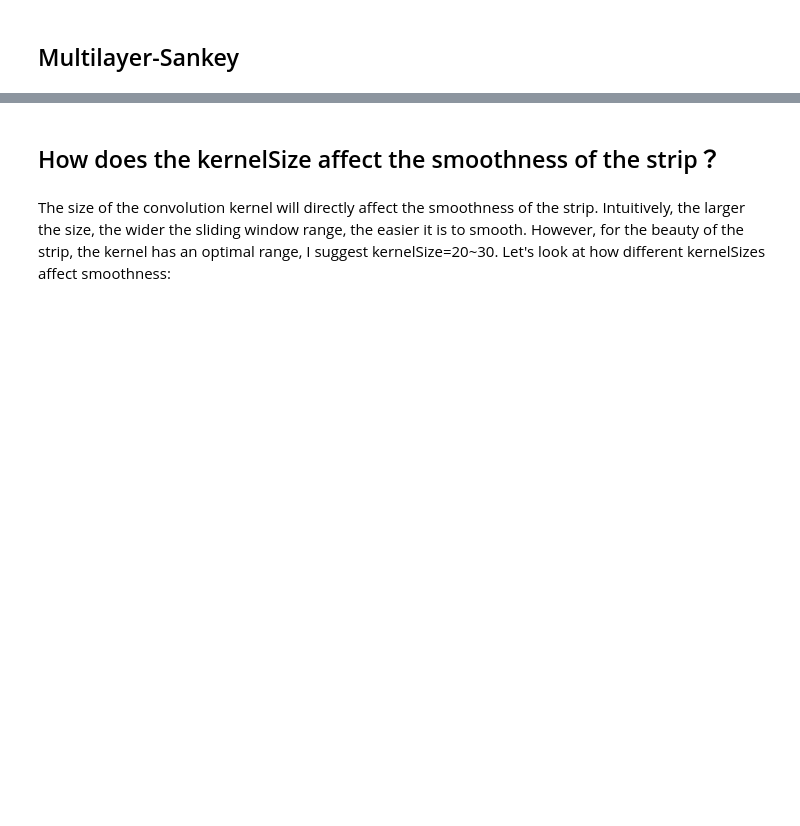
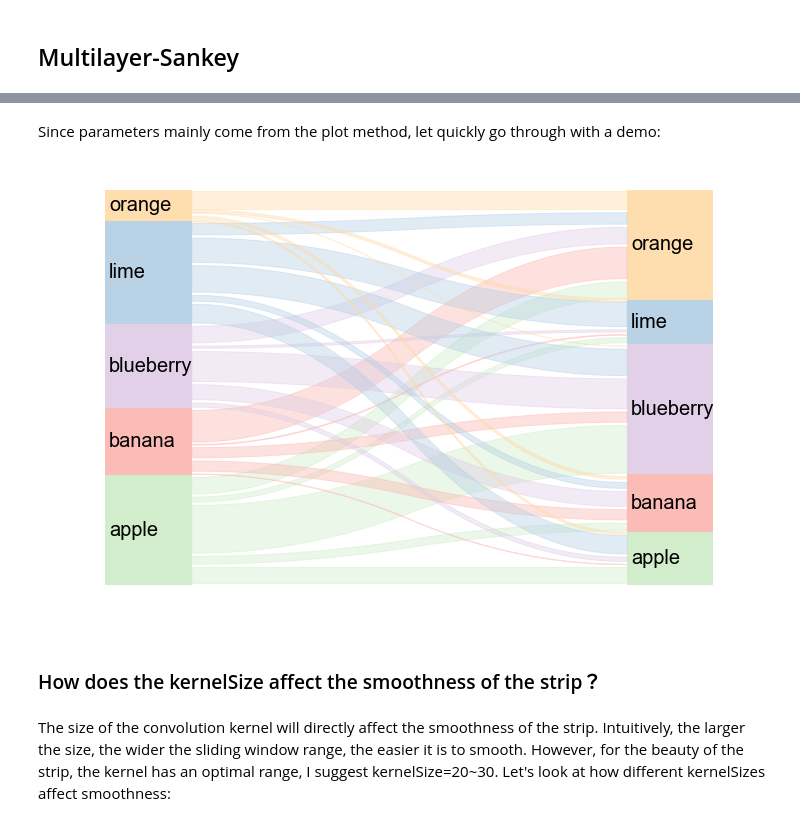
Before and after one commit to SZJShuffle/pySankey2, a Jupyter notebook: example/pySankey2_demo.ipynb, the cells around one changed output, grey strips where cells are left out. Saved outputs shown, nothing was run; the diff lists cells and outputs as text; code cells hidden in the pictures; blank space fills up the shorter version.

```diff
--- a/example/pySankey2_demo.ipynb
+++ b/example/pySankey2_demo.ipynb
@@ -116,0 +149,18 @@ fig,ax = sky_auto_global_colors.plot()
+# %% [markdown]
+Since parameters mainly come from the plot method, let quickly go through with a demo:
+# %%
+sky = Sankey(df,colorDict=cls_map,layerLabels = layer_labels,colorMode="global",stripColor='left')
+# set a bigger font size
+fig,ax = sky.plot(
+    figSize=(12,8), ## set the figure size
+    fontSize=20,   ## font size
+    fontPos=(0.05,0.5), ## font position relative to the box ,0.05: 5% to the right of each box,
+                        ## 0.5: 50% to the bottom of each box
+    boxInterv=0,    ## set zero gap between boxes
+    kernelSize=25,  ## kernelSize determines the smoothness of the strip( default=25)
+    stripShrink=2,  ## setting he curve shrink slightly
+    text_kws={'horizontalalignment':'left'}  ## parameters within text_kws will be passed to plt.text()
+                    ##  In this case, we align the left as the starting position of labels.
+    )
+# %% [output]
+[figure, added]
@@ -117,5 +170,5 @@ fig,ax = sky_auto_global_colors.plot()
 # %% [markdown]
-## How does the kernelSize affect the smoothness of the strip？
+### How does the kernelSize affect the smoothness of the strip？
 # %% [markdown]
 The size of the convolution kernel will directly affect the smoothness of the strip. Intuitively, the larger the size, the wider the sliding window range, the easier it is to smooth. However, for the beauty of the strip, the kernel has an optimal range, I suggest kernelSize=20~30. Let's look at how different kernelSizes affect smoothness:
 # %%
```
Also changed, not shown: parts of 12 cells of this notebook.
